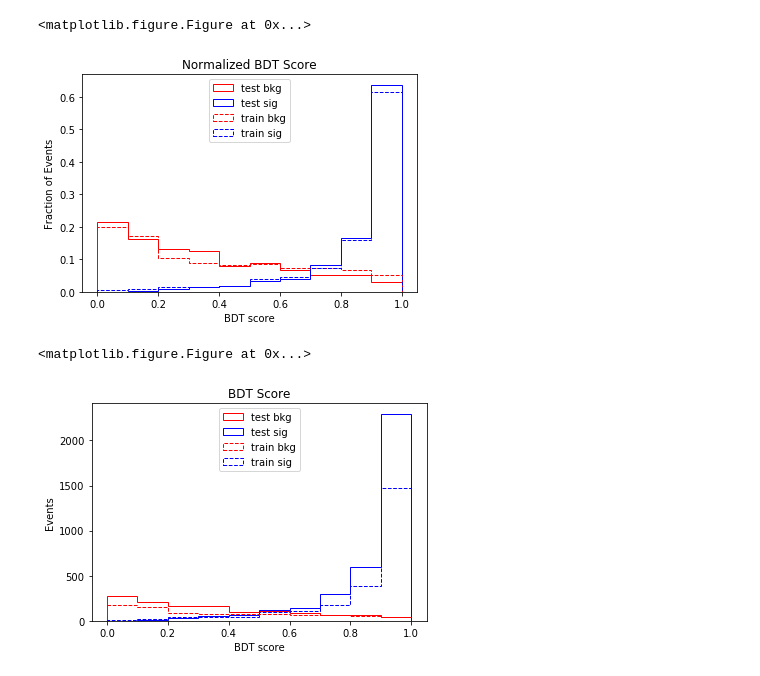
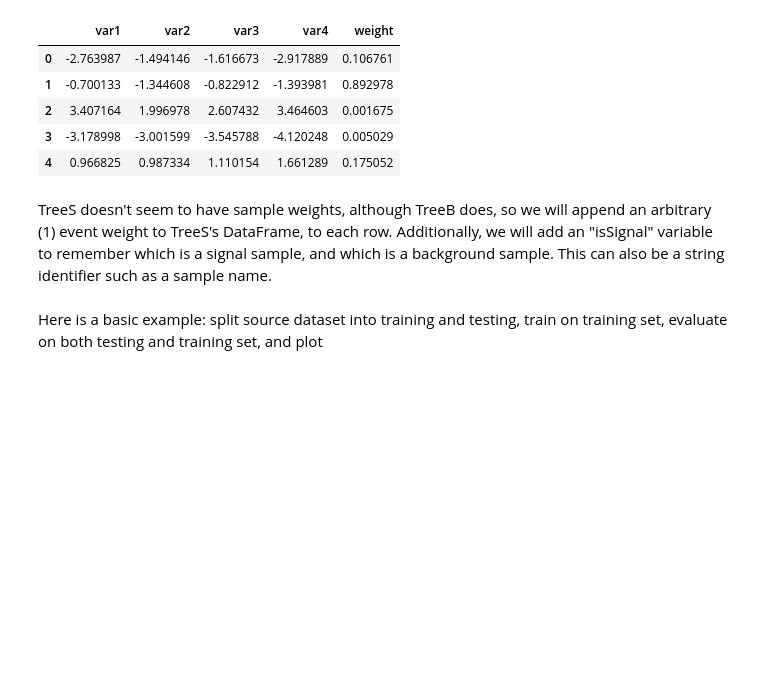
Before and after one commit to adsherman/SgTopWorkshop, a Jupyter notebook: Sklearn_Demo.ipynb, the cells around one changed output. Saved outputs shown, nothing was run; the diff lists cells and outputs as text; code cells hidden in the pictures; blank space fills up the shorter version.

```diff
--- a/Sklearn_Demo.ipynb
+++ b/Sklearn_Demo.ipynb
@@ -154 +168,14 @@ def PlotBehavior(x, results_train, results_test, xw=7, yw=4, plot_err=True, plot
+# %%
+uproot.open(my_file_path)["TreeB"].pandas.df()[:5]
+# %% [output]
+|  | var1 | var2 | var3 | var4 | weight |
+| 0 | -2.763987 | -1.494146 | -1.616673 | -2.917889 | 0.106761 |
+| 1 | -0.700133 | -1.344608 | -0.822912 | -1.393981 | 0.892978 |
+| 2 | 3.407164 | 1.996978 | 2.607432 | 3.464603 | 0.001675 |
+| 3 | -3.178998 | -3.001599 | -3.545788 | -4.120248 | 0.005029 |
+| 4 | 0.966825 | 0.987334 | 1.110154 | 1.661289 | 0.175052 |
+# %% [markdown]
+TreeS doesn't seem to have sample weights, although TreeB does, so we will append an arbitrary (1) event weight to TreeS's DataFrame, to each row.
+Additionally, we will add an "isSignal" variable to remember which is a signal sample, and which is a background sample.
+This can also be a string identifier such as a sample name.
 # %%
@@ -179,3 +205,5 @@ DF_bkg = pd.concat([DF_bkg,
 # Combine both DFs for easy transport and manipulation
 # We can access the two sets by slicing the DataFrame on the "isSignal" variable
 DF = pd.concat([DF_sig, DF_bkg], axis=0)
+# %% [markdown]
+Here is a basic example: split source dataset into training and testing, train on training set, evaluate on both testing and training set, and plot
@@ -182,37 +213,30 @@ DF = pd.concat([DF_sig, DF_bkg], axis=0)
 # %%
-# Basic example: split source dataset into training and testing, train on training set,
-# evaluate on both testing and training set, and plot
+# This is a nice isolated set of actions, so we will put them into a method right away
+def TrainEval(train_DF, test_DF, var_list, n_estimators=150, max_depth=3, min_child_weight=1, seed=0):
+    """ With training and testing DataFrame, and a list of variables with which to train and evaluate, produce the
+        score series for both the training and testing sets
+    """
 
-train_DF, test_DF = train_test_split(DF, train_size=0.6, test_size=0.4, shuffle=True)
+    # Create XGB object with the hyperparameters desired
+    xgb = XGBClassifier(n_estimators=n_estimators,
+                        max_depth=max_depth,
+                        min_child_weight=min_child_weight,
+                        seed=seed)
 
-# START ------------------- Identical to TrainEval method -----------------------
-# Create XGB object with the hyperparameters desired
-xgb = XGBClassifier(n_estimators=200,
-                    max_depth=3,
-                    min_child_weight=1,
-                    seed=0)
+    # Fit to the training set, making sure to include event weights
+    xgb.fit(train_DF[var_list], # X
+            train_DF["isSignal"], # yii
+            sample_weight=train_DF["weight"], # weights
+           )
 
-# Fit to the training set, making sure to include event weights
-xgb.fit(train_DF[["var1", "var2", "var3", "var4"]], # X
-        train_DF["isSignal"], # y
-        sample_weight=train_DF["weight"], # weights
-       )
+    # Score the testing set
+    y_score_test = xgb.predict_proba(test_DF[var_list])[:,1] # predict_proba returns [prob_bkg, prob_sig] which have the property prob_bkg+prob_sig = 1 so we only need one. Chose signal-ness
 
-# Score the testing set
-y_score_test = xgb.predict_proba(test_DF[var_list])[:,1] # predict_proba returns [prob_bkg, prob_sig] which have the property prob_bkg+prob_sig = 1 so we only need one. Chose signal-ness
+    # Score the training set (for overtraining analysis)
+    y_score_train = xgb.predict_proba(train_DF[var_list])[:,1] # predict_proba returns [prob_bkg, prob_sig] which have the property prob_bkg+prob_sig = 1 so we only need one. Chose signal-ness
 
-# Score the training set (for overtraining analysis)
-y_score_train = xgb.predict_proba(train_DF[var_list])[:,1] # predict_proba returns [prob_bkg, prob_sig] which have the property prob_bkg+prob_sig = 1 so we only need one. Chose signal-ness
+    # Cast the scores into pandas Series in order to connect their index to the source index
+    y_score_test = pd.Series(y_score_test, index=test_DF.index)
+    y_score_train = pd.Series(y_score_train, index=train_DF.index)
 
-# Cast the scores into pandas Series in order to connect their index to the source index
-y_score_test = pd.Series(y_score_test, index=test_DF.index)
-y_score_train = pd.Series(y_score_train, index=train_DF.index)
-# END ------------------- Identical to TrainEval method -----------------------
-
-PlotTemplate(test_DF, train_DF, y_score_test, y_score_train)
-PlotTemplate(test_DF, train_DF, y_score_test, y_score_train, norm=False)
+    return y_score_train, y_score_test
-# %% [output]
-<matplotlib.figure.Figure at 0x...>
-[figure, removed]
-<matplotlib.figure.Figure at 0x...>
-[figure, removed]
```
Also changed, not shown: parts of 28 cells of this notebook.
